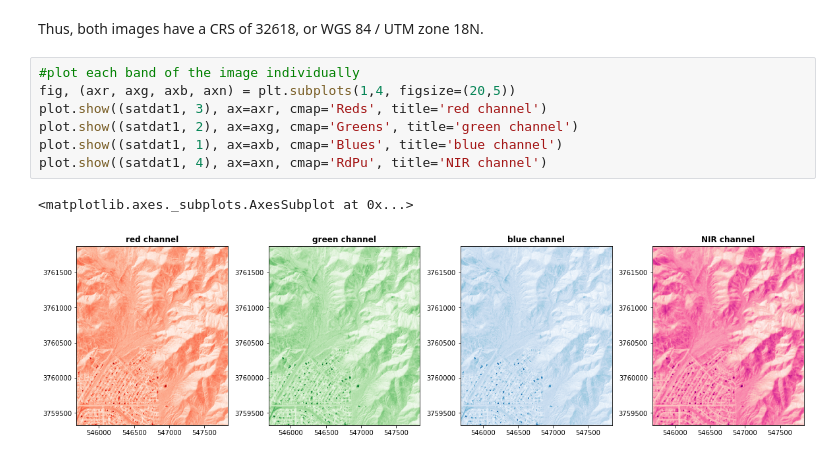
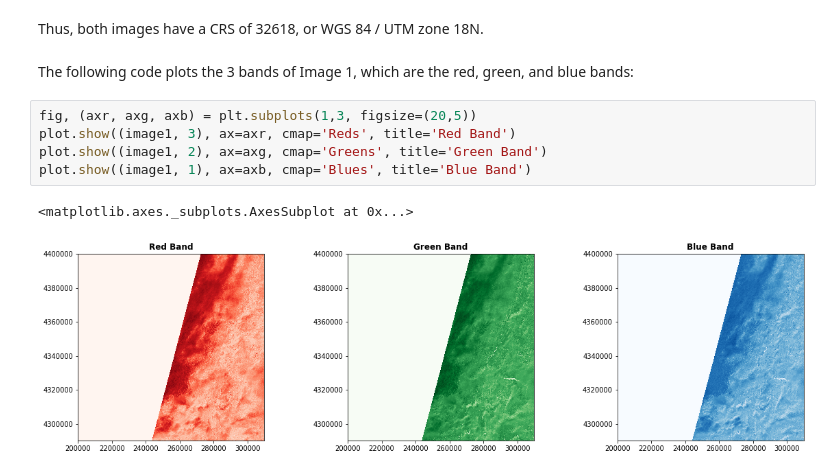
Before and after one commit to maddieguy/GEOG682_Lab4, a Jupyter notebook: Guy_Lab4.ipynb, the cells around one changed output. Saved outputs shown, nothing was run; the diff lists cells and outputs as text.

```diff
--- a/Guy_Lab4.ipynb
+++ b/Guy_Lab4.ipynb
@@ -42,12 +45,12 @@ Image 2 CR: EPSG:32618
 # %% [markdown]
 Thus, both images have a CRS of 32618, or WGS 84 / UTM zone 18N.
+# %% [markdown]
+The following code plots the 3 bands of Image 1, which are the red, green, and blue bands:
 # %%
-#plot each band of the image individually
-fig, (axr, axg, axb, axn) = plt.subplots(1,4, figsize=(20,5))
-plot.show((satdat1, 3), ax=axr, cmap='Reds', title='red channel')
-plot.show((satdat1, 2), ax=axg, cmap='Greens', title='green channel')
-plot.show((satdat1, 1), ax=axb, cmap='Blues', title='blue channel')
-plot.show((satdat1, 4), ax=axn, cmap='RdPu', title='NIR channel')
+fig, (axr, axg, axb) = plt.subplots(1,3, figsize=(20,5))
+plot.show((image1, 3), ax=axr, cmap='Reds', title='Red Band')
+plot.show((image1, 2), ax=axg, cmap='Greens', title='Green Band')
+plot.show((image1, 1), ax=axb, cmap='Blues', title='Blue Band')
 # %% [output]
 <matplotlib.axes._subplots.AxesSubplot at 0x...>
-[figure, old version]
+[figure, new version]
```
Also changed, not shown: parts of 3 cells of this notebook.
